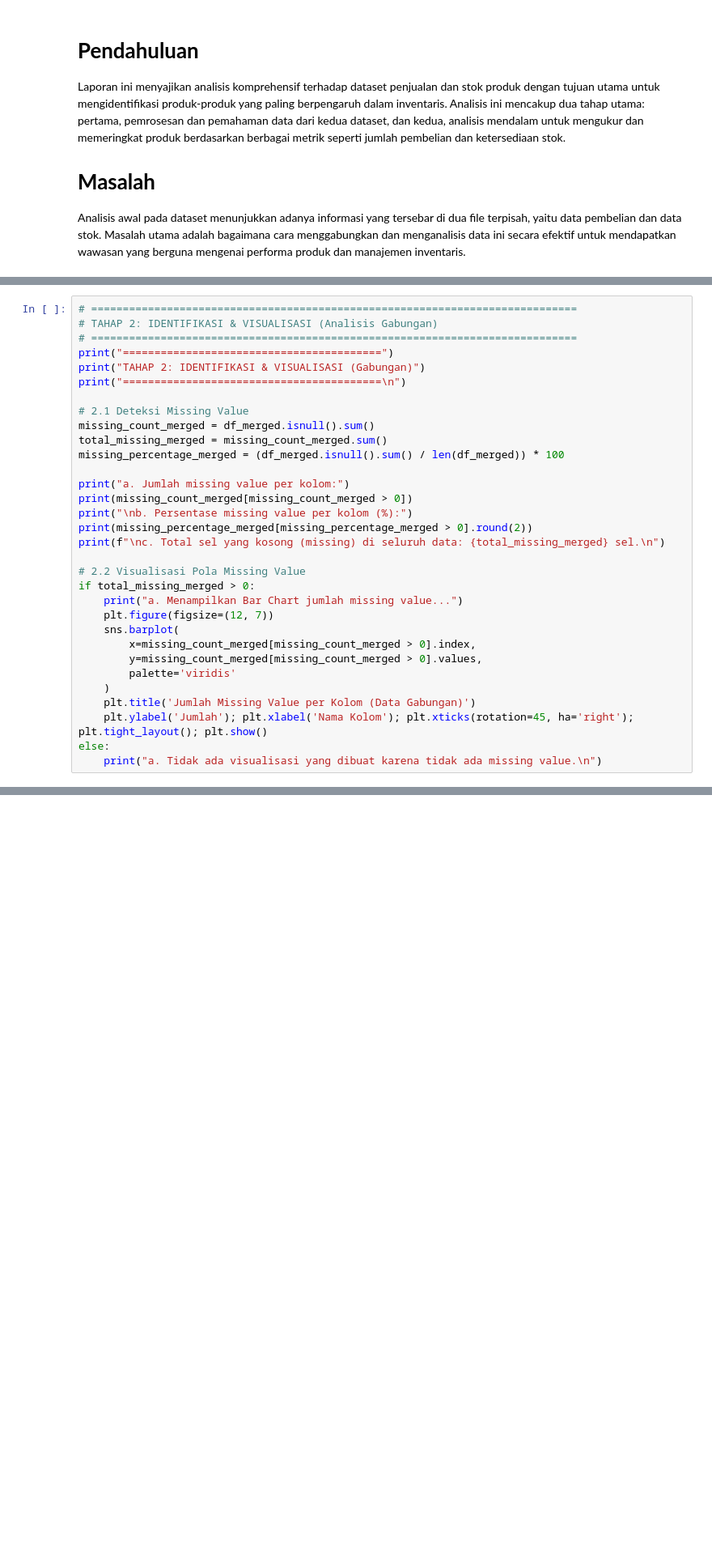
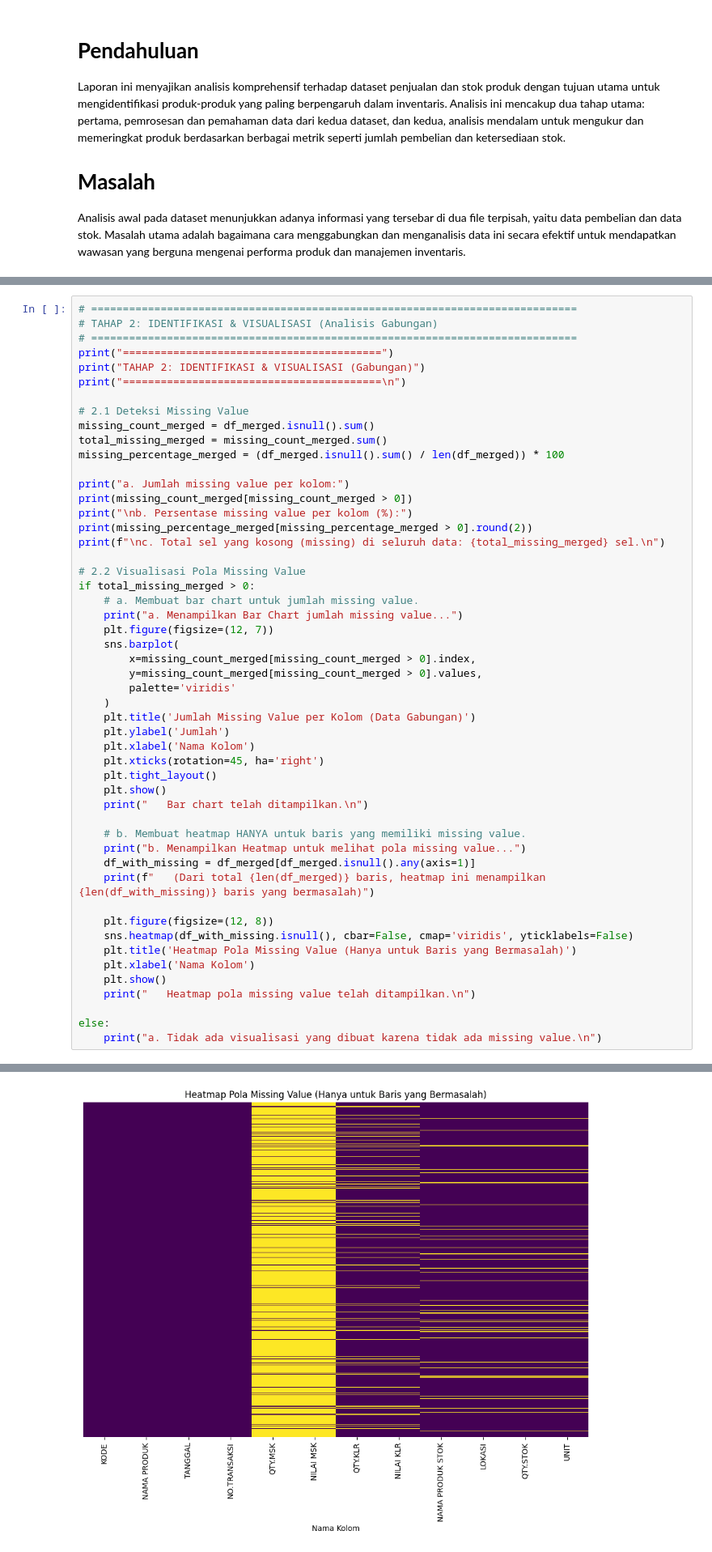
Before and after one commit to elkanajnrmanullang/UTS_DataMining, a Jupyter notebook: MissingValues_DataMining_UTS.ipynb, the cells around one changed output, grey strips where cells are left out. Shown at 81% size. Drawn from its saved outputs; the diff is of its cells as text; blank space fills up the shorter version.

```diff
--- a/DataMining_MissingValueFix.ipynb
+++ b/MissingValues_DataMining_UTS.ipynb
@@ -145,6 +145,7 @@ print(f"\nc. Total sel yang kosong (missing) di seluruh data: {total_missing_mer
 
 # 2.2 Visualisasi Pola Missing Value
 if total_missing_merged > 0:
+    # a. Membuat bar chart untuk jumlah missing value.
     print("a. Menampilkan Bar Chart jumlah missing value...")
     plt.figure(figsize=(12, 7))
     sns.barplot(
@@ -153,7 +154,25 @@ if total_missing_merged > 0:
         palette='viridis'
     )
     plt.title('Jumlah Missing Value per Kolom (Data Gabungan)')
-    plt.ylabel('Jumlah'); plt.xlabel('Nama Kolom'); plt.xticks(rotation=45, ha='right'); plt.tight_layout(); plt.show()
+    plt.ylabel('Jumlah')
+    plt.xlabel('Nama Kolom')
+    plt.xticks(rotation=45, ha='right')
+    plt.tight_layout()
+    plt.show()
+    print("   Bar chart telah ditampilkan.\n")
+
+    # b. Membuat heatmap HANYA untuk baris yang memiliki missing value.
+    print("b. Menampilkan Heatmap untuk melihat pola missing value...")
+    df_with_missing = df_merged[df_merged.isnull().any(axis=1)]
+    print(f"   (Dari total {len(df_merged)} baris, heatmap ini menampilkan {len(df_with_missing)} baris yang bermasalah)")
+
+    plt.figure(figsize=(12, 8))
+    sns.heatmap(df_with_missing.isnull(), cbar=False, cmap='viridis', yticklabels=False)
+    plt.title('Heatmap Pola Missing Value (Hanya untuk Baris yang Bermasalah)')
+    plt.xlabel('Nama Kolom')
+    plt.show()
+    print("   Heatmap pola missing value telah ditampilkan.\n")
+
 else:
     print("a. Tidak ada visualisasi yang dibuat karena tidak ada missing value.\n")
 # %% [output]
@@ -180,0 +204 @@ Passing `palette` without assigning `hue` is deprecated and will be removed in v
+[figure, added]
```
Also changed, not shown: parts of 6 cells of this notebook, 1 other file.
